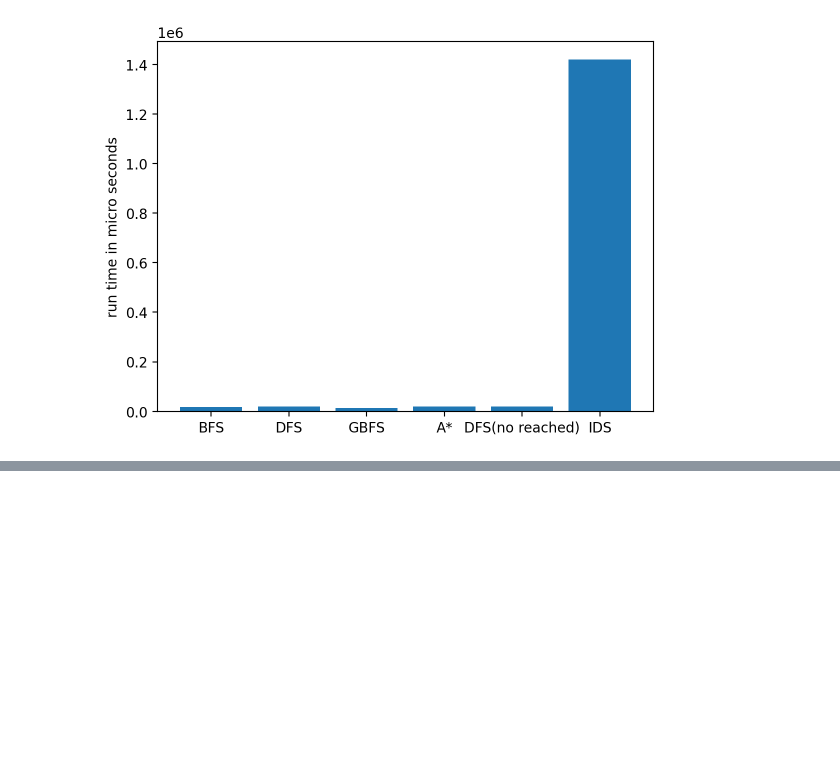
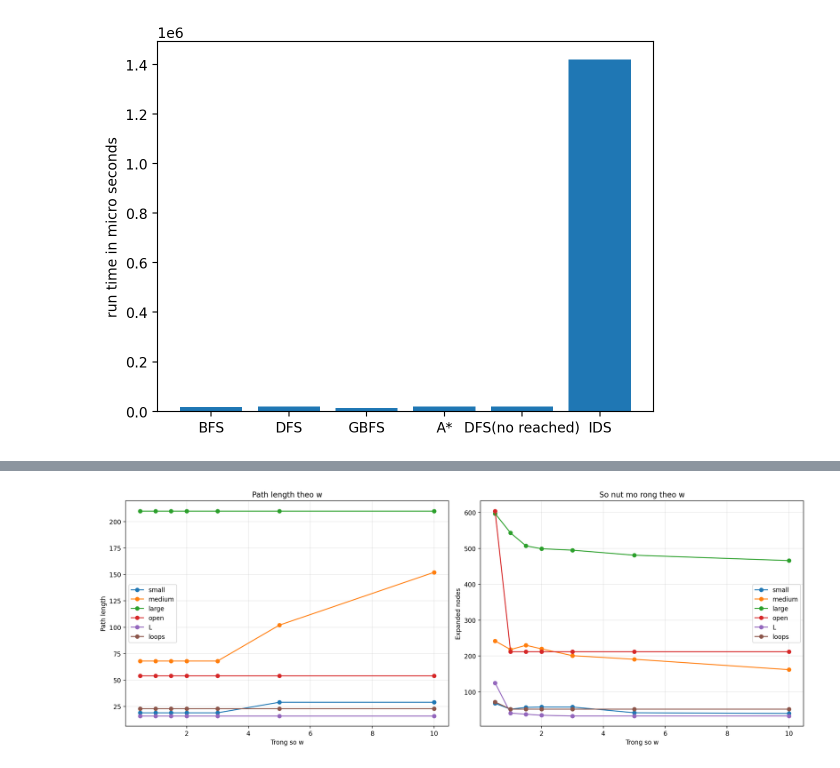
Before and after one commit to bibo0610/TTNTNC_10, a Jupyter notebook: lab02_Search/02_Maze_Example.ipynb, the cells around one changed output, grey strips where cells are left out. Saved outputs shown, nothing was run; the diff lists cells and outputs as text; code cells hidden in the pictures; blank space fills up the shorter version.

```diff
--- a/lab02_Search/02_Maze_Example.ipynb
+++ b/lab02_Search/02_Maze_Example.ipynb
@@ -706,0 +810,88 @@ plt.show()
+# %%
+import pandas as pd
+import time
+
+maze_files = [
+    "small_maze.txt",
+    "medium_maze.txt",
+    "large_maze.txt",
+    "open_maze.txt",
+    "L_maze.txt",
+    "loops_maze.txt"
+]
+
+weights = [0.5, 1, 1.5, 2, 3, 5, 10]
+
+ts.set_order("NESW")
+ts.heuristic = ts.manhattan
+
+records = []
+
+for maze_file in maze_files:
+    with open(maze_file, "r") as f:
+        maze_test = parse_maze(f.read())
+
+    for w in weights:
+        start = time.perf_counter()
+
+        result = ts.best_first_search(
+            maze_test,
+            strategy="A*",
+            W=w,
+            debug=False,
+            vis=False
+        )
+
+        elapsed = (time.perf_counter() - start) * 1000
+
+        records.append({
+            "Maze": maze_file,
+            "w": w,
+            "Path length": (
+                len(result["path"]) - 1
+                if result["path"] is not None else None
+            ),
+            "Nút mở rộng": len(result["reached"]),
+            "Thời gian (ms)": round(elapsed, 4)
+        })
+
+df_weighted = pd.DataFrame(records)
+
+import matplotlib.pyplot as plt
+
+fig, axes = plt.subplots(1, 2, figsize=(16, 6))
+
+for maze_file in maze_files:
+    data = df_weighted[df_weighted["Maze"] == maze_file]
+
+    name = maze_file.replace("_maze.txt", "")
+
+    axes[0].plot(
+        data["w"],
+        data["Path length"],
+        marker="o",
+        label=name
+    )
+
+    axes[1].plot(
+        data["w"],
+        data["Nút mở rộng"],
+        marker="o",
+        label=name
+    )
+
+axes[0].set_title("Path length theo w")
+axes[0].set_xlabel("Trong so w")
+axes[0].set_ylabel("Path length")
+
+axes[1].set_title("So nut mo rong theo w")
+axes[1].set_xlabel("Trong so w")
+axes[1].set_ylabel("Expanded nodes")
+
+for ax in axes:
+    ax.grid(True, alpha=0.3)
+    ax.legend()
+
+plt.tight_layout()
+plt.show()
+# %% [output]
@@ -706,0 +899 @@ plt.show()
+[figure, added]
```
Also changed, not shown: parts of 10 cells of this notebook, 1 other file.
